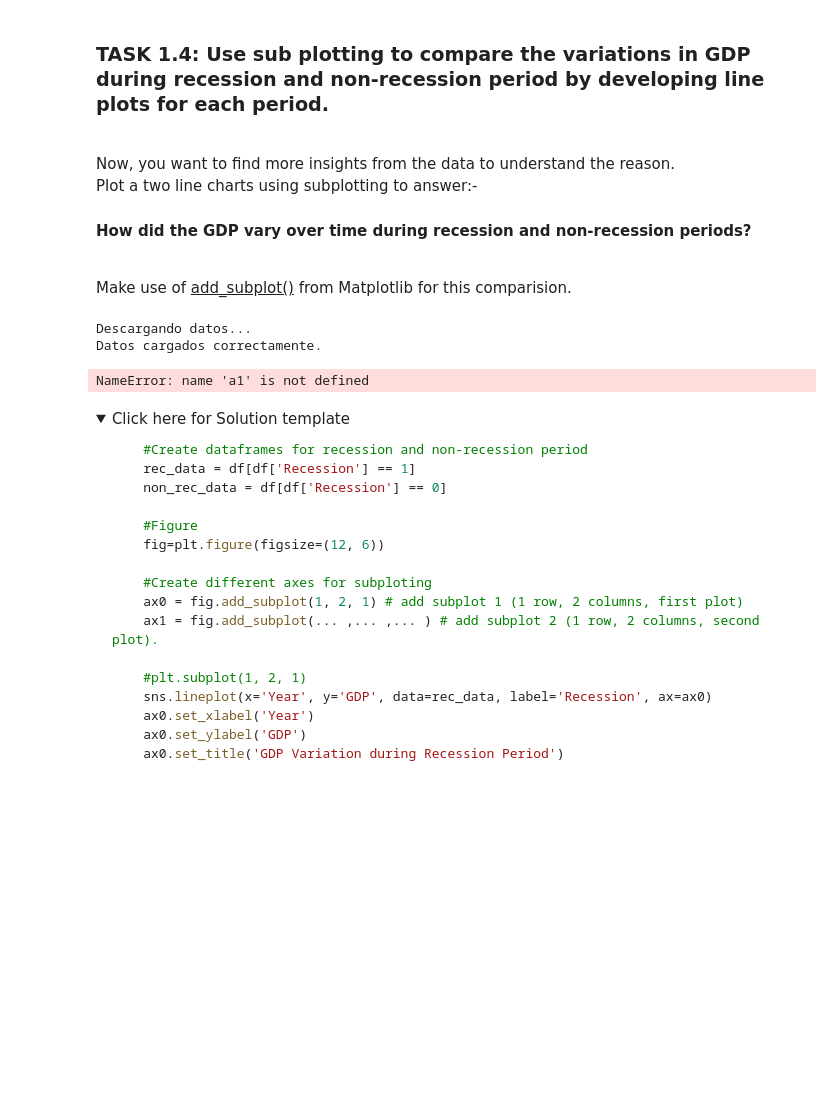
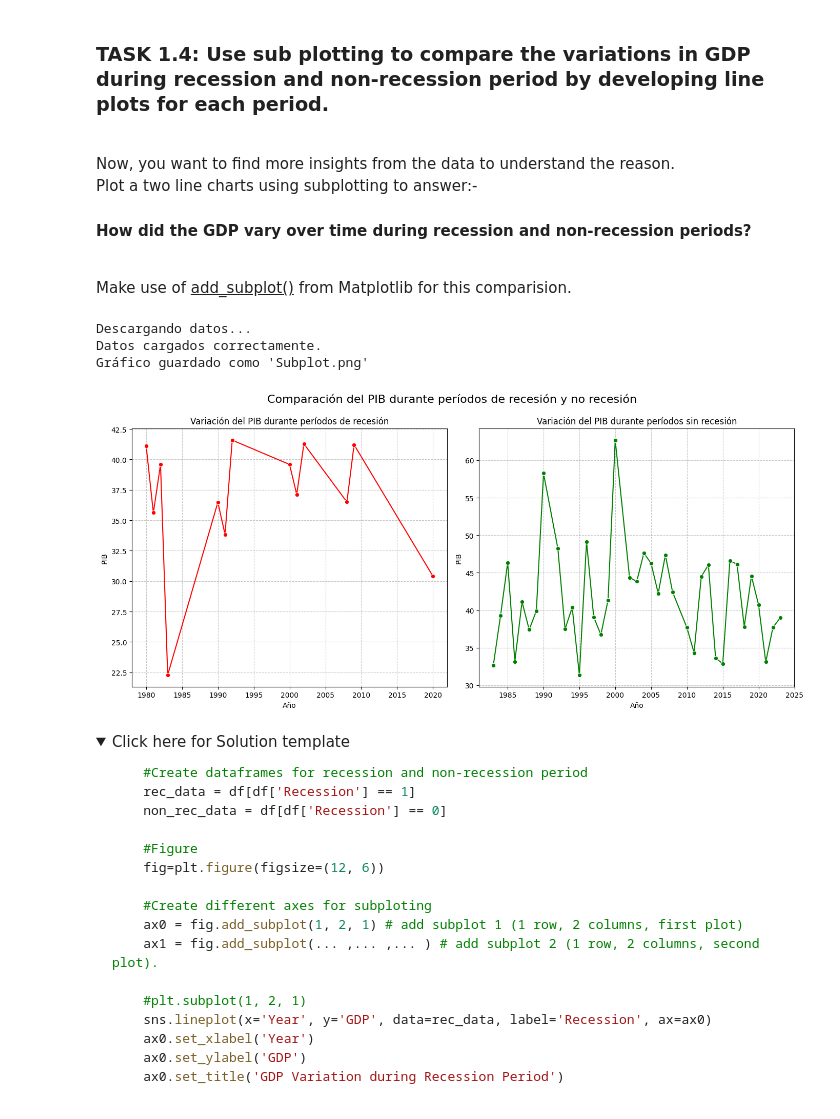
Before and after one commit to diegogerwig/IBM_Data_Science_Professional_Certificate, a Jupyter notebook: 08_Data Visualization with Python/Final-Assign.ipynb, the cells around one changed output. Drawn from its saved outputs; the diff is of its cells as text; code cells hidden in the pictures; folded sections open; blank space fills up the shorter version.

```diff
--- a/08_Data Visualization with Python/Final-Assign.ipynb
+++ b/08_Data Visualization with Python/Final-Assign.ipynb
@@ -910,7 +910,8 @@ except Exception as e:
     df = pd.DataFrame(data)
 
 # Crear dataframes separados para períodos de recesión y no recesión
-rec_data = df[df['Recession'] == a1]
+# CORREGIDO: Cambiado a1 por 1 (el valor correcto para la columna Recession)
+rec_data = df[df['Recession'] == 1]
 non_rec_data = df[df['Recession'] == 0]
 
 # Agrupar por año para obtener el PIB promedio
@@ -924,34 +925,35 @@ fig = plt.figure(figsize=(14, 6))
 ax0 = fig.add_subplot(1, 2, 1)
 sns.lineplot(x='Year', y='GDP', data=rec_gdp, color='red', marker='o', ax=ax0)
 ax0.set_xlabel('Año')
 ax0.set_ylabel('PIB')
 ax0.set_title('Variación del PIB durante períodos de recesión')
 ax0.grid(True, linestyle='--', alpha=0.7)
 
 # Crear el segundo subgráfico (períodos sin recesión)
 ax1 = fig.add_subplot(1, 2, 2)
 sns.lineplot(x='Year', y='GDP', data=non_rec_gdp, color='green', marker='o', ax=ax1)
 ax1.set_xlabel('Año')
 ax1.set_ylabel('PIB')
 ax1.set_title('Variación del PIB durante períodos sin recesión')
 ax1.grid(True, linestyle='--', alpha=0.7)
 
 # Ajustar los márgenes
 plt.tight_layout()
 
 # Añadir un título general
 fig.suptitle('Comparación del PIB durante períodos de recesión y no recesión', fontsize=16, y=1.05)
 
 # Guardar la figura
 plt.savefig('Subplot.png', dpi=300, bbox_inches='tight')
 print("Gráfico guardado como 'Subplot.png'")
 
 # Mostrar el gráfico
 plt.show()
 # %% [output]
 Descargando datos...
 Datos cargados correctamente.
+Gráfico guardado como 'Subplot.png'
-NameError: name 'a1' is not defined
+[figure, added]
 # %% [markdown]
 <details>
 <summary>Click here for Solution template</summary>
```
Also changed, not shown: parts of 2 cells of this notebook, 4 other files.
